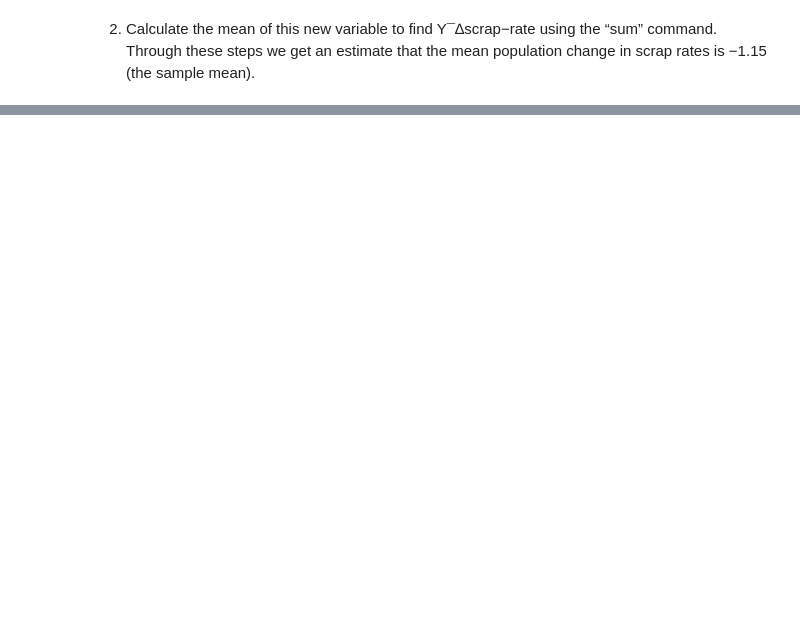
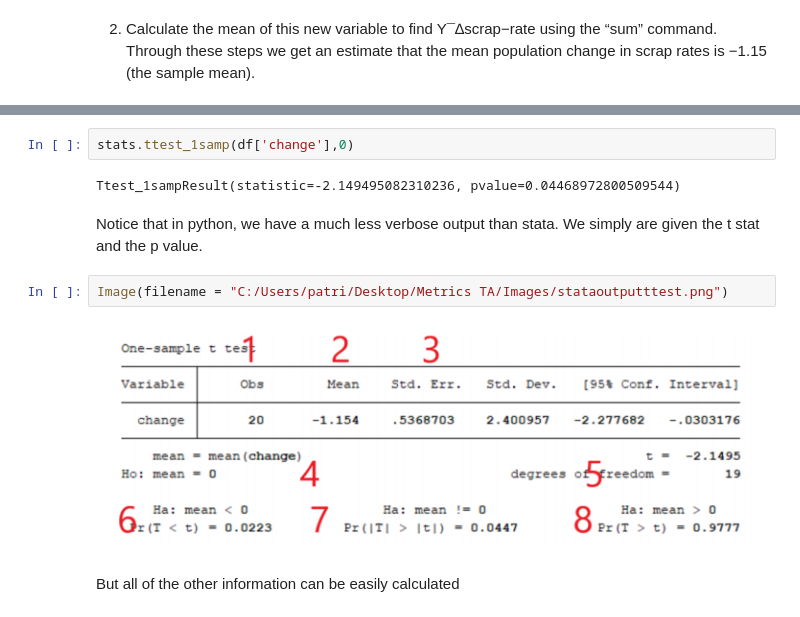
Before and after one commit to Bauer22/Intro-To-Econometrics-In-Python, a Jupyter notebook: Tutorial 2.ipynb, the cells around one changed output, grey strips where cells are left out. Cells and saved outputs as stored; diff of their text form; blank space fills up the shorter version.

```diff
--- a/Tutorial 2.ipynb
+++ b/Tutorial 2.ipynb
@@ -60,0 +99,12 @@ mean).
+# %%
+stats.ttest_1samp(df['change'],0)
+# %% [output]
+Ttest_1sampResult(statistic=-2.149495082310236, pvalue=0.04468972800509544)
+# %% [markdown]
+Notice that in python, we have a much less verbose output than stata. We simply are given the t stat and the p value.
+# %%
+Image(filename = "C:/Users/patri/Desktop/Metrics TA/Images/stataoutputttest.png")
+# %% [output]
+[figure, added]
+# %% [markdown]
+But all of the other information can be easily calculated
```
Also changed, not shown: parts of 24 cells of this notebook, 2 other files.
